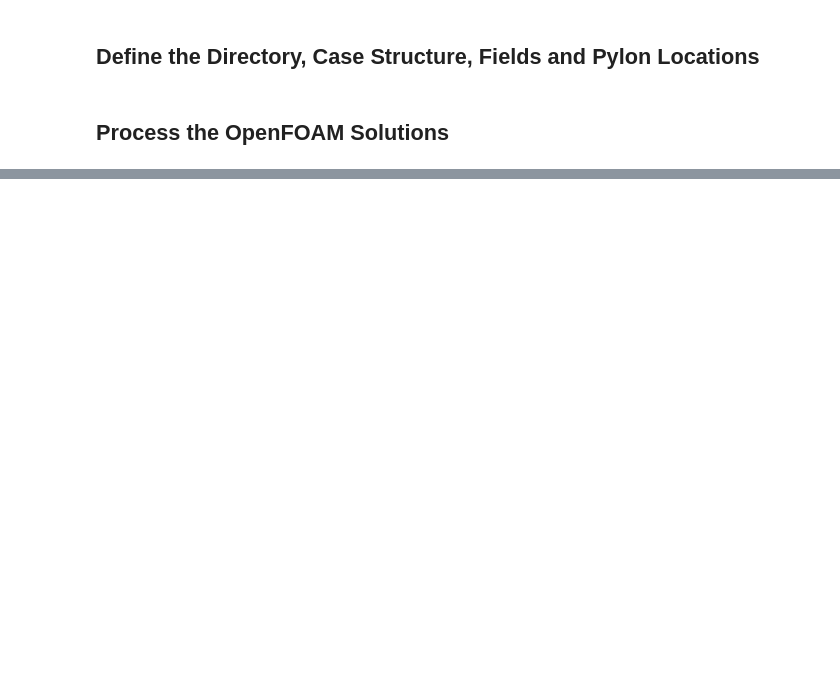
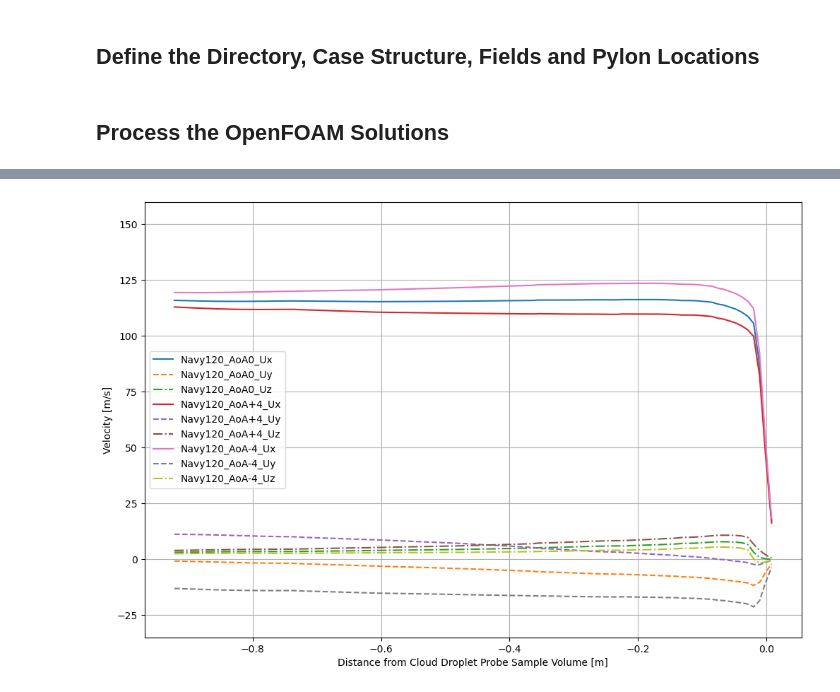
Before and after one commit to jrobrien91/dissertation, a Jupyter notebook: notebooks/CFD/pyvista-create-figures.ipynb, the cells around one changed output, grey strips where cells are left out. Cells and saved outputs as stored; diff of their text form; code cells hidden in the pictures; blank space fills up the shorter version.

```diff
--- a/notebooks/CFD/pyvista-create-figures.ipynb
+++ b/notebooks/CFD/pyvista-create-figures.ipynb
@@ -377,5 +964,10 @@ Widget(value="<iframe src='http://localhost:50319/index.html?ui=P_0x2e331d280_4&
+# %%
+navy_120_line = [case_120['navy_120_aoa0'], case_120['navy_120_aoaPos4'], case_120['navy_120_aoaNeg4']]
+navy_140_line = [case_140['navy_140_aoa0'], case_140['navy_140_aoaPos4'], case_140['navy_140_aoaNeg4']]
 # %%
 # Process the selected Scalar fields over the line
 plot_line(solution_dir,
-          selected_line,
-          FIELD='U')
+          navy_120_line,
+          FIELD='U',
+          SAVE=True)
+# %% [output]
@@ -381,0 +977 @@ plot_line(solution_dir,
+[figure, added]
```
Also changed, not shown: parts of 24 cells of this notebook.
